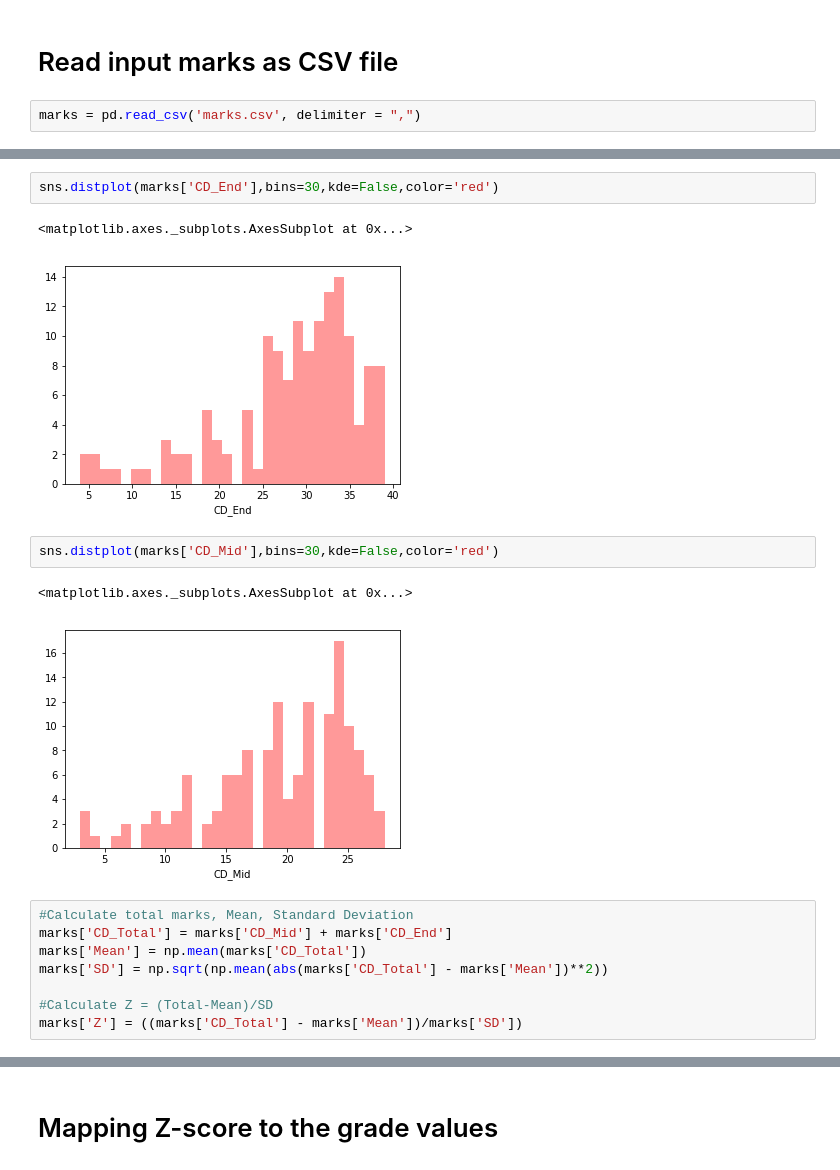
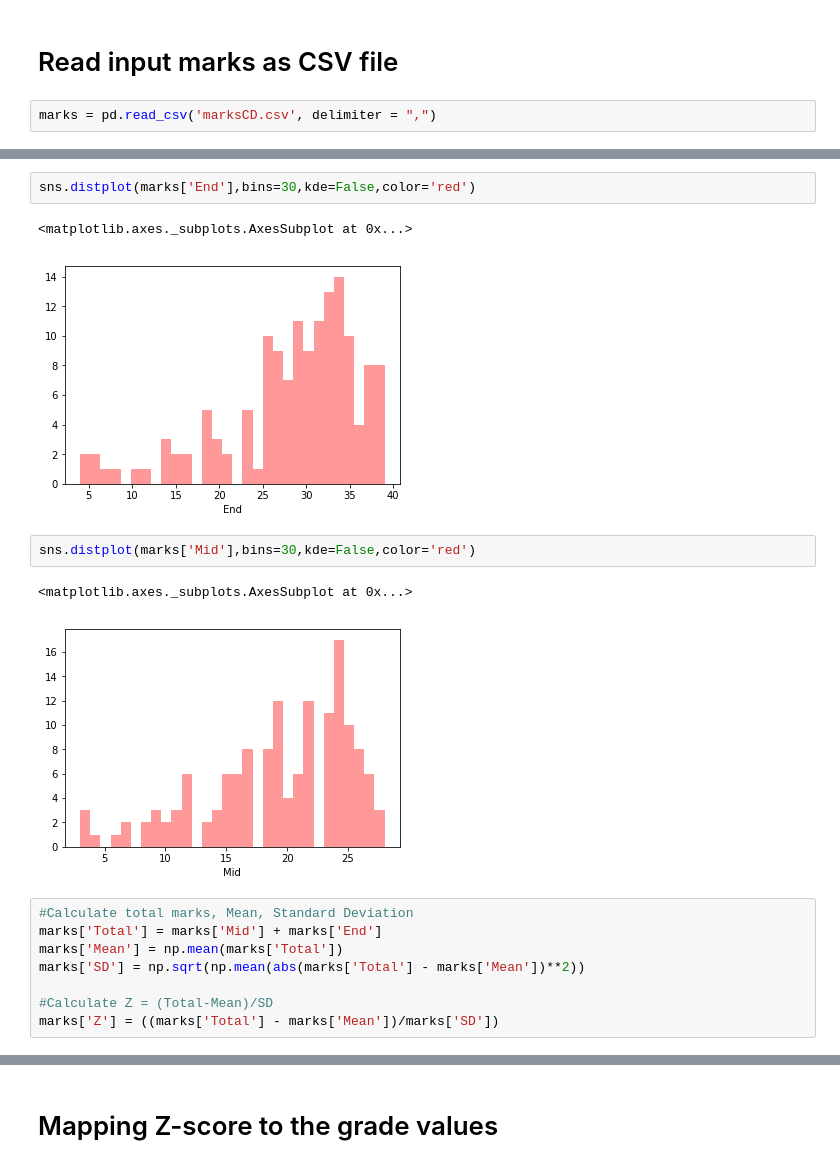
Before and after one commit to uprasad96/CGPAcal, a Jupyter notebook: scriptCD.ipynb, the cells around one changed output, grey strips where cells are left out. Saved outputs shown, nothing was run; the diff lists cells and outputs as text.

```diff
--- a/scriptCD.ipynb
+++ b/scriptCD.ipynb
@@ -7,7 +7,7 @@ import matplotlib.pyplot as plt
 # %% [markdown]
 # Read input marks as CSV file
 # %%
-marks = pd.read_csv('marks.csv', delimiter = ",")
+marks = pd.read_csv('marksCD.csv', delimiter = ",")
 # %%
 marks.head(10)
 # %% [output]
@@ -30,21 +30,21 @@ sns.jointplot(x = 'CD_Mid', y = 'CD_End', data = marks)
 # %%
-sns.distplot(marks['CD_End'],bins=30,kde=False,color='red')
+sns.distplot(marks['End'],bins=30,kde=False,color='red')
 # %% [output]
 <matplotlib.axes._subplots.AxesSubplot at 0x...>
-[figure, old version]
+[figure, new version]
 # %%
-sns.distplot(marks['CD_Mid'],bins=30,kde=False,color='red')
+sns.distplot(marks['Mid'],bins=30,kde=False,color='red')
 # %% [output]
 <matplotlib.axes._subplots.AxesSubplot at 0x...>
-[figure, old version]
+[figure, new version]
 # %%
 #Calculate total marks, Mean, Standard Deviation
-marks['CD_Total'] = marks['CD_Mid'] + marks['CD_End']
-marks['Mean'] = np.mean(marks['CD_Total'])
-marks['SD'] = np.sqrt(np.mean(abs(marks['CD_Total'] - marks['Mean'])**2))
+marks['Total'] = marks['Mid'] + marks['End']
+marks['Mean'] = np.mean(marks['Total'])
+marks['SD'] = np.sqrt(np.mean(abs(marks['Total'] - marks['Mean'])**2))
 
 #Calculate Z = (Total-Mean)/SD
-marks['Z'] = ((marks['CD_Total'] - marks['Mean'])/marks['SD'])
+marks['Z'] = ((marks['Total'] - marks['Mean'])/marks['SD'])
 # %%
 marks.head(5)
 # %% [output]
```
Also changed, not shown: parts of 8 cells of this notebook, 5 other files.
